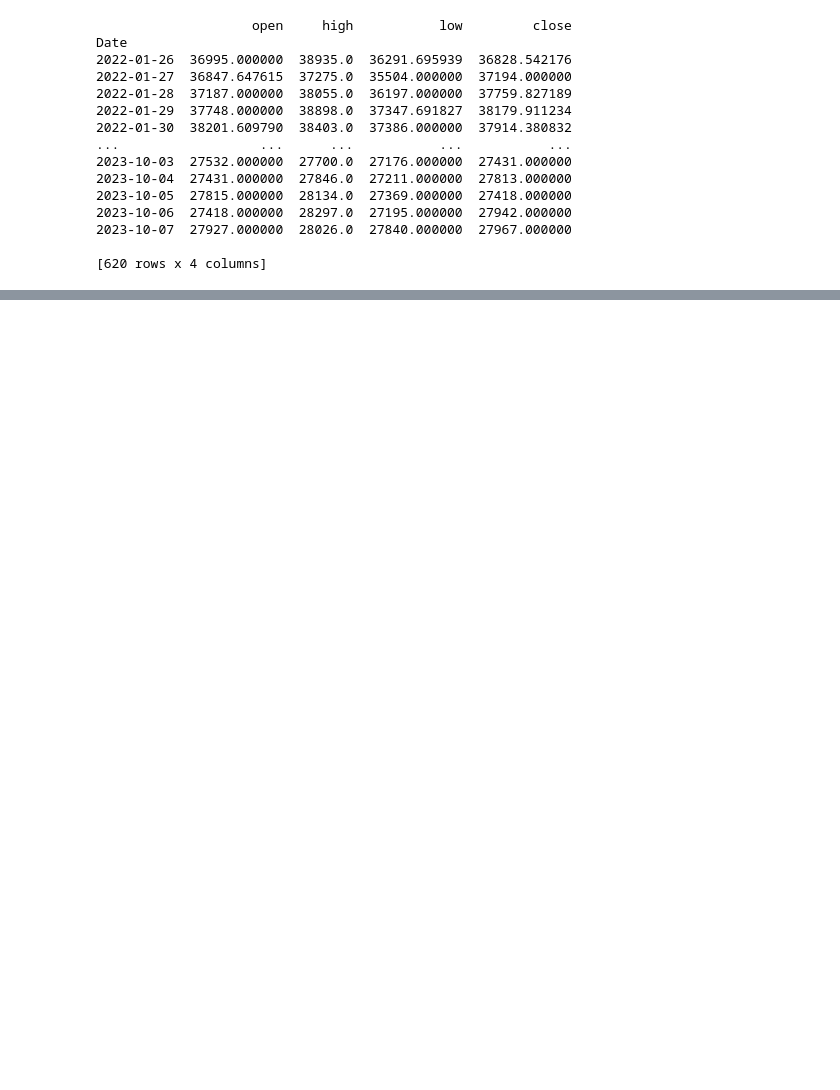
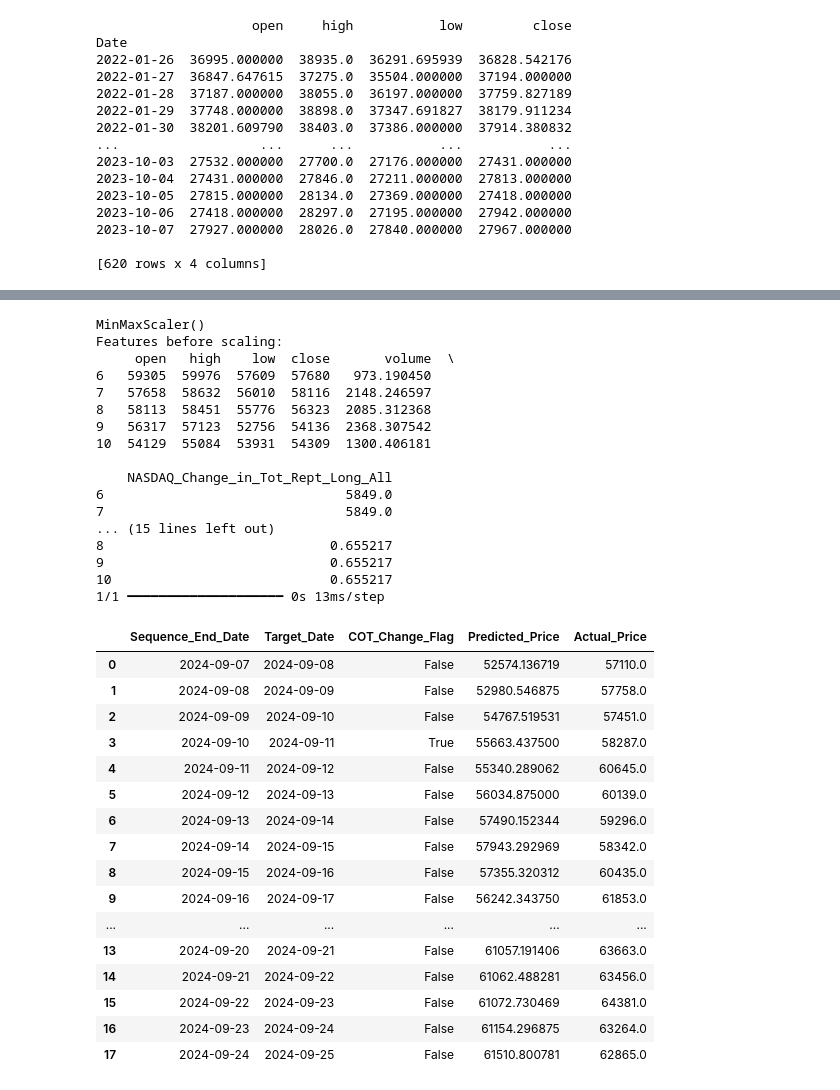
Before and after one commit to Slamwise/Trading-Strategies, a Jupyter notebook: lstm/COT-crypto.ipynb, the cells around one changed output, grey strips where cells are left out. Saved outputs shown, nothing was run; the diff lists cells and outputs as text; code cells hidden in the pictures; blank space fills up the shorter version.

```diff
--- a/lstm/COT-crypto.ipynb
+++ b/lstm/COT-crypto.ipynb
@@ -800,0 +861,17 @@ For example, when doing 'df[col].method(value, inplace=True)', try using 'df.met
+# %%
+# Convert the 'Date' column to datetime
+new_df['Date'] = pd.to_datetime(new_df.index, unit='ms')
+
+# Sort the dataframe by date
+new_df = new_df.sort_values('Date')
+
+# Resample the data to daily intervals
+new_df = new_df.set_index('Date').resample('d').agg({
+    'open': 'first',
+    'high': 'max',
+    'low': 'min',
+    'close': 'last',
+    'volume': 'sum'
+}).reset_index()
+
+print(new_df.head())
@@ -800,0 +1046,37 @@ For example, when doing 'df[col].method(value, inplace=True)', try using 'df.met
+# %%
+predict_with_model(new_df, cot_df, model, 'scaler.pkl', 'target_scaler.pkl', sequence_length=5, prediction_lag=1)
+# %% [output]
+MinMaxScaler()
+Features before scaling:
+     open   high    low  close       volume  \
+6   59305  59976  57609  57680   973.190450
+7   57658  58632  56010  58116  2148.246597
+8   58113  58451  55776  56323  2085.312368
+9   56317  57123  52756  54136  2368.307542
+10  54129  55084  53931  54309  1300.406181
+
+    NASDAQ_Change_in_Tot_Rept_Long_All
+6                               5849.0
+7                               5849.0
+... (15 lines left out)
+8                             0.655217
+9                             0.655217
+10                            0.655217
+1/1 ━━━━━━━━━━━━━━━━━━━━ 0s 13ms/step
+|  | Sequence_End_Date | Target_Date | COT_Change_Flag | Predicted_Price | Actual_Price |
+| 0 | 2024-09-07 | 2024-09-08 | False | 52574.136719 | 57110.0 |
+| 1 | 2024-09-08 | 2024-09-09 | False | 52980.546875 | 57758.0 |
+| 2 | 2024-09-09 | 2024-09-10 | False | 54767.519531 | 57451.0 |
+| 3 | 2024-09-10 | 2024-09-11 | True | 55663.437500 | 58287.0 |
+| 4 | 2024-09-11 | 2024-09-12 | False | 55340.289062 | 60645.0 |
+| 5 | 2024-09-12 | 2024-09-13 | False | 56034.875000 | 60139.0 |
+| 6 | 2024-09-13 | 2024-09-14 | False | 57490.152344 | 59296.0 |
+| 7 | 2024-09-14 | 2024-09-15 | False | 57943.292969 | 58342.0 |
+| 8 | 2024-09-15 | 2024-09-16 | False | 57355.320312 | 60435.0 |
+| 9 | 2024-09-16 | 2024-09-17 | False | 56242.343750 | 61853.0 |
+| ... | ... | ... | ... | ... | ... |
+| 13 | 2024-09-20 | 2024-09-21 | False | 61057.191406 | 63663.0 |
+| 14 | 2024-09-21 | 2024-09-22 | False | 61062.488281 | 63456.0 |
+| 15 | 2024-09-22 | 2024-09-23 | False | 61072.730469 | 64381.0 |
+| 16 | 2024-09-23 | 2024-09-24 | False | 61154.296875 | 63264.0 |
+| 17 | 2024-09-24 | 2024-09-25 | False | 61510.800781 | 62865.0 |
```
Also changed, not shown: parts of 16 cells of this notebook, 1 other file.
